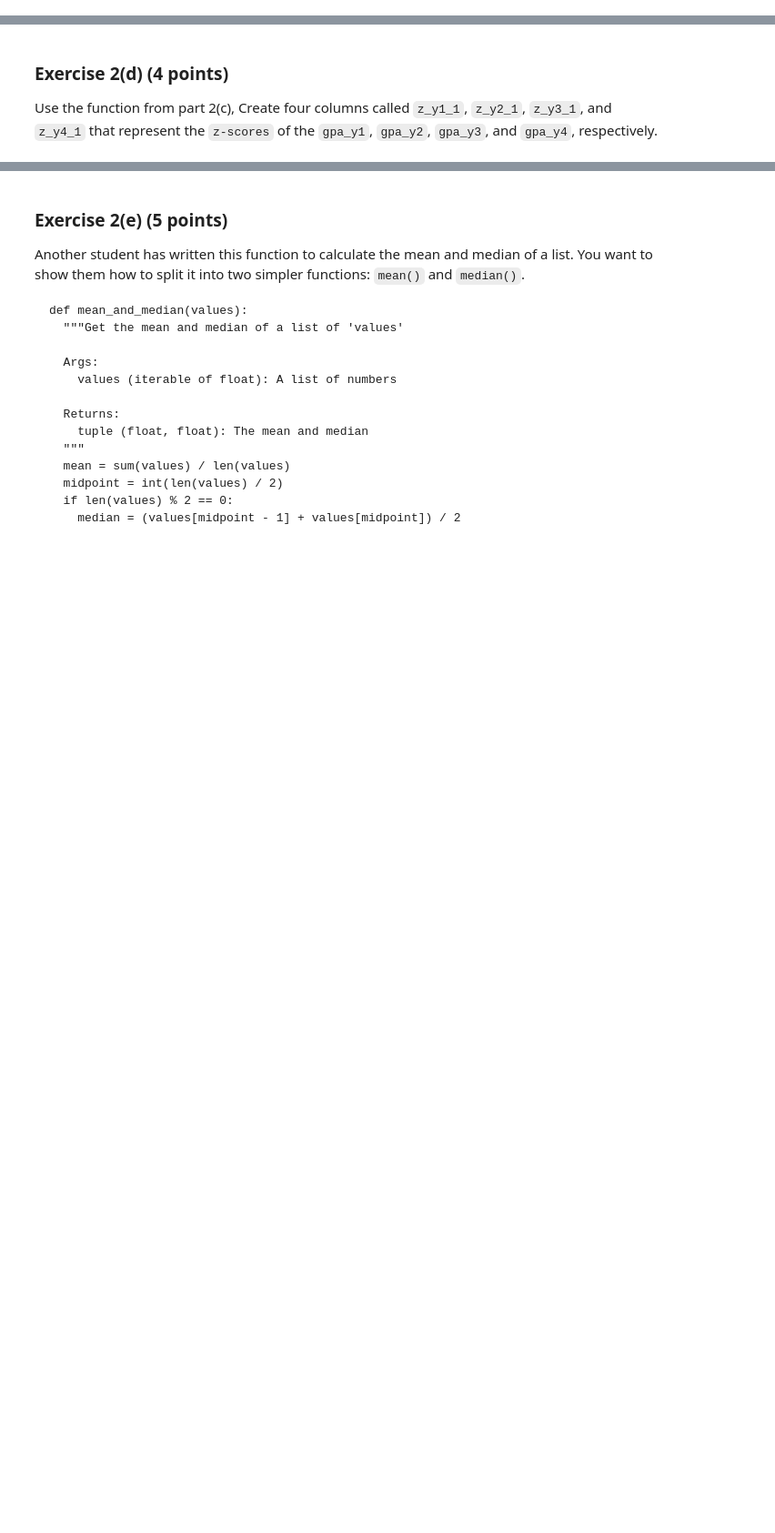
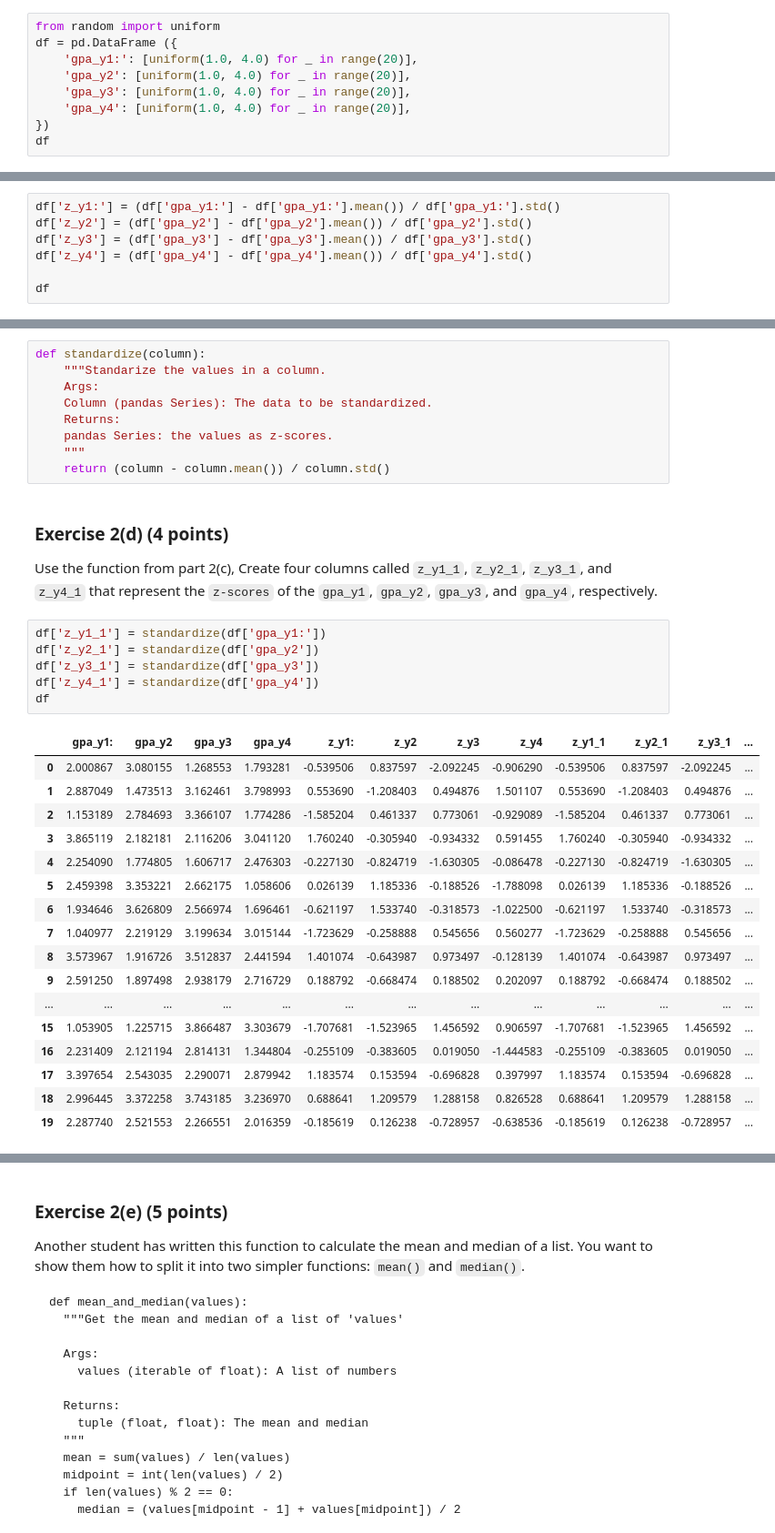
Before and after one commit to cabrialesdaisy2022-coder/DATA-500-In-Class, a Jupyter notebook: Hwk1.ipynb, the cells around one changed output, grey strips where cells are left out. Shown at 91% size. Cells and saved outputs as stored; diff of their text form; blank space fills up the shorter version.

````diff
--- a/Hwk1.ipynb
+++ b/Hwk1.ipynb
@@ -59,3 +106,12 @@ In this exercise, we will practice two important software engineering principles
 ### Exercise 2(a) (4 points)
 
 Create a data-frame called `df` that contains four columns called `gpa_y1`, `gpa_y2`, `gpa_y3`, and `gpa_y4`. Fill these four columns with 20 random gpa values from 1.0 to 4.0 using the [random uniform](https://numpy.org/doc/stable/reference/random/generated/numpy.random.uniform.html) function from `numpy`. Notice that `df` is a `pandas` data-frame where each row is a student with 4 columns of yearly student GPAs.
+# %%
+from random import uniform
+df = pd.DataFrame ({
+    'gpa_y1:': [uniform(1.0, 4.0) for _ in range(20)],
+    'gpa_y2': [uniform(1.0, 4.0) for _ in range(20)],
+    'gpa_y3': [uniform(1.0, 4.0) for _ in range(20)],
+    'gpa_y4': [uniform(1.0, 4.0) for _ in range(20)],
+})
+df
@@ -63,3 +137,10 @@ Create a data-frame called `df` that contains four columns called `gpa_y1`, `gpa
 ### Exercise 2(b) (5 points)
 
 Compute the `z-score` of each of the columns using the following formula: $$z = \frac{x - mean}{std}$$ where `mean` and the `std` represent the mean and the standard deviation of the values stored in the column, respectively. Create four columns called `z_y1`, `z_y2`, `z_y3`, and `z_y4` that represent the `z-scores` of the `gpa_y1`, `gpa_y2`, `gpa_y3`, and `gpa_y4`, respectively. Make sure the use the `z-score` formula.
+# %%
+df['z_y1:'] = (df['gpa_y1:'] - df['gpa_y1:'].mean()) / df['gpa_y1:'].std()
+df['z_y2'] = (df['gpa_y2'] - df['gpa_y2'].mean()) / df['gpa_y2'].std()
+df['z_y3'] = (df['gpa_y3'] - df['gpa_y3'].mean()) / df['gpa_y3'].std()
+df['z_y4'] = (df['gpa_y4'] - df['gpa_y4'].mean()) / df['gpa_y4'].std()
+
+df
@@ -82,7 +181,40 @@ def standardize(column):
 
 
 ```
+# %%
+def standardize(column):
+    """Standarize the values in a column.
+    Args:
+    Column (pandas Series): The data to be standardized.
+    Returns:
+    pandas Series: the values as z-scores.
+    """
+    return (column - column.mean()) / column.std()
 # %% [markdown]
 ### Exercise 2(d) (4 points)
 
 Use the function from part 2(c), Create four columns called `z_y1_1`, `z_y2_1`, `z_y3_1`, and `z_y4_1` that represent the `z-scores` of the `gpa_y1`, `gpa_y2`, `gpa_y3`, and `gpa_y4`, respectively.
+# %%
+df['z_y1_1'] = standardize(df['gpa_y1:'])
+df['z_y2_1'] = standardize(df['gpa_y2'])
+df['z_y3_1'] = standardize(df['gpa_y3'])
+df['z_y4_1'] = standardize(df['gpa_y4'])
+df
+# %% [output]
+|  | gpa_y1: | gpa_y2 | gpa_y3 | gpa_y4 | z_y1: | z_y2 | z_y3 | z_y4 | z_y1_1 | z_y2_1 | z_y3_1 | ... |
+| 0 | 2.000867 | 3.080155 | 1.268553 | 1.793281 | -0.539506 | 0.837597 | -2.092245 | -0.906290 | -0.539506 | 0.837597 | -2.092245 | ... |
+| 1 | 2.887049 | 1.473513 | 3.162461 | 3.798993 | 0.553690 | -1.208403 | 0.494876 | 1.501107 | 0.553690 | -1.208403 | 0.494876 | ... |
+| 2 | 1.153189 | 2.784693 | 3.366107 | 1.774286 | -1.585204 | 0.461337 | 0.773061 | -0.929089 | -1.585204 | 0.461337 | 0.773061 | ... |
+| 3 | 3.865119 | 2.182181 | 2.116206 | 3.041120 | 1.760240 | -0.305940 | -0.934332 | 0.591455 | 1.760240 | -0.305940 | -0.934332 | ... |
+| 4 | 2.254090 | 1.774805 | 1.606717 | 2.476303 | -0.227130 | -0.824719 | -1.630305 | -0.086478 | -0.227130 | -0.824719 | -1.630305 | ... |
+| 5 | 2.459398 | 3.353221 | 2.662175 | 1.058606 | 0.026139 | 1.185336 | -0.188526 | -1.788098 | 0.026139 | 1.185336 | -0.188526 | ... |
+| 6 | 1.934646 | 3.626809 | 2.566974 | 1.696461 | -0.621197 | 1.533740 | -0.318573 | -1.022500 | -0.621197 | 1.533740 | -0.318573 | ... |
+| 7 | 1.040977 | 2.219129 | 3.199634 | 3.015144 | -1.723629 | -0.258888 | 0.545656 | 0.560277 | -1.723629 | -0.258888 | 0.545656 | ... |
+| 8 | 3.573967 | 1.916726 | 3.512837 | 2.441594 | 1.401074 | -0.643987 | 0.973497 | -0.128139 | 1.401074 | -0.643987 | 0.973497 | ... |
+| 9 | 2.591250 | 1.897498 | 2.938179 | 2.716729 | 0.188792 | -0.668474 | 0.188502 | 0.202097 | 0.188792 | -0.668474 | 0.188502 | ... |
+| ... | ... | ... | ... | ... | ... | ... | ... | ... | ... | ... | ... | ... |
+| 15 | 1.053905 | 1.225715 | 3.866487 | 3.303679 | -1.707681 | -1.523965 | 1.456592 | 0.906597 | -1.707681 | -1.523965 | 1.456592 | ... |
+| 16 | 2.231409 | 2.121194 | 2.814131 | 1.344804 | -0.255109 | -0.383605 | 0.019050 | -1.444583 | -0.255109 | -0.383605 | 0.019050 | ... |
+| 17 | 3.397654 | 2.543035 | 2.290071 | 2.879942 | 1.183574 | 0.153594 | -0.696828 | 0.397997 | 1.183574 | 0.153594 | -0.696828 | ... |
+| 18 | 2.996445 | 3.372258 | 3.743185 | 3.236970 | 0.688641 | 1.209579 | 1.288158 | 0.826528 | 0.688641 | 1.209579 | 1.288158 | ... |
+| 19 | 2.287740 | 2.521553 | 2.266551 | 2.016359 | -0.185619 | 0.126238 | -0.728957 | -0.638536 | -0.185619 | 0.126238 | -0.728957 | ... |
````
Also changed, not shown: parts of 17 cells of this notebook.
